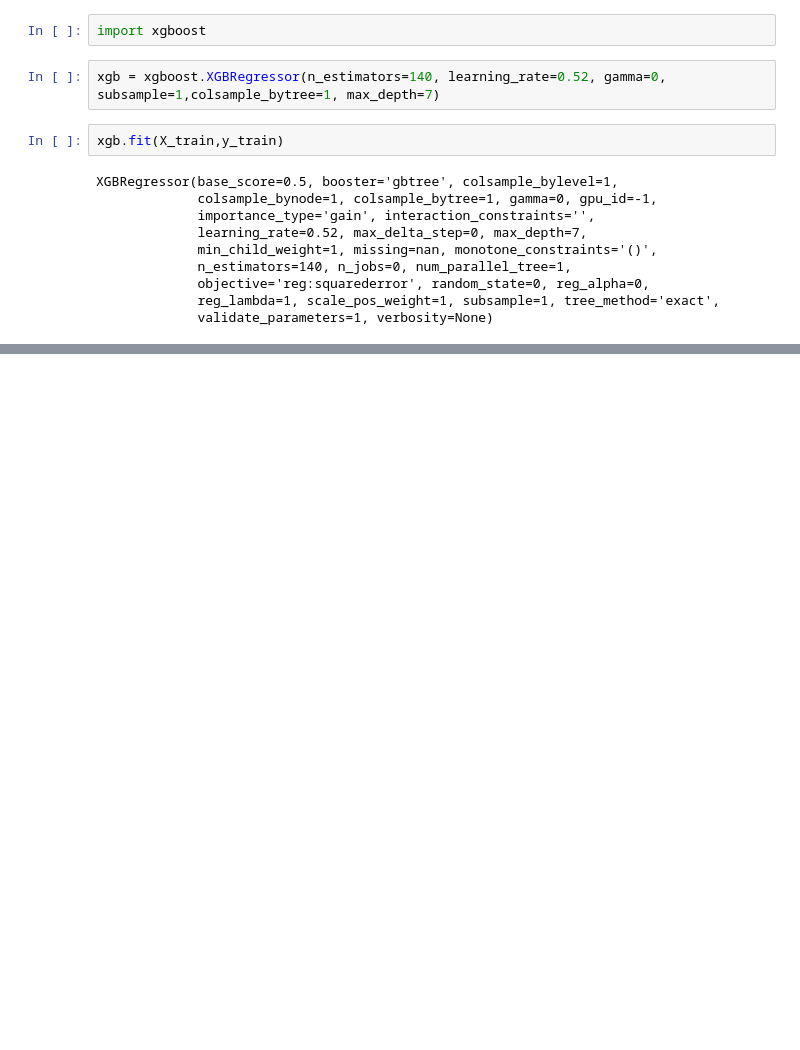
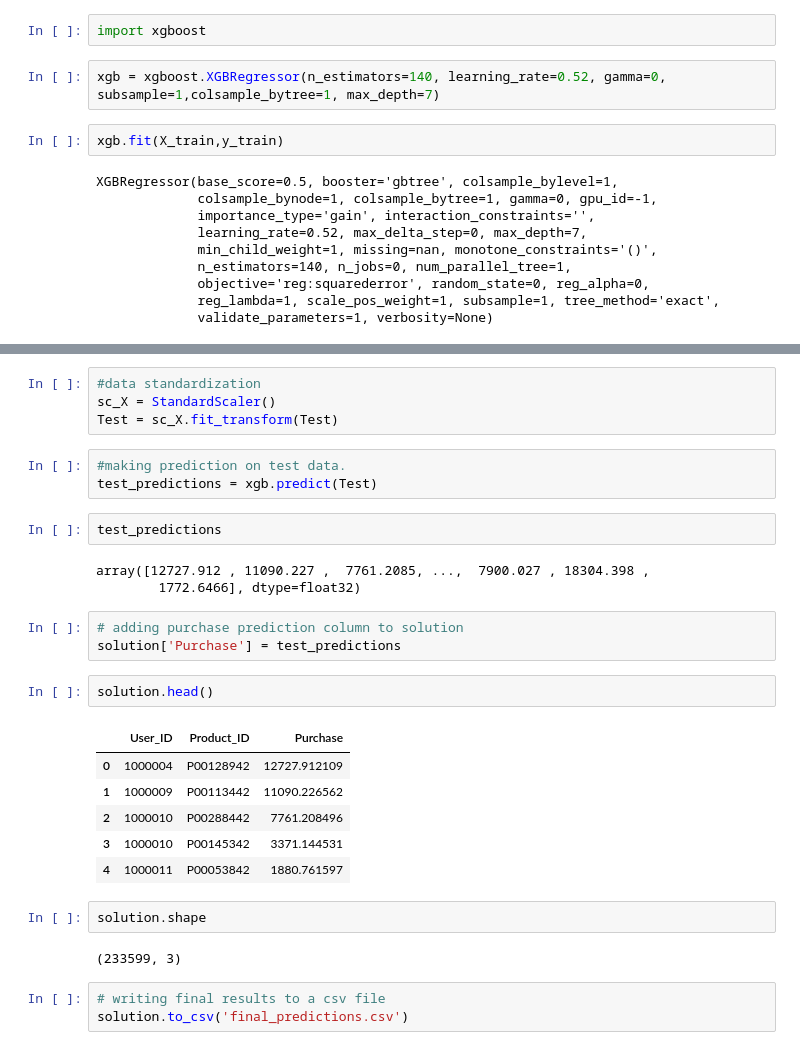
Before and after one commit to hrishikeshchavan99/Black-Friday-Dataset, a Jupyter notebook: Fine Tuning.ipynb, the cells around one changed output, grey strips where cells are left out. Saved outputs shown, nothing was run; the diff lists cells and outputs as text; blank space fills up the shorter version.

```diff
--- a/Fine Tuning.ipynb
+++ b/Fine Tuning.ipynb
@@ -275,0 +337,31 @@ As our model predict results with almost same rmse even for training set, we can
+# %%
+#data standardization
+sc_X = StandardScaler()
+Test = sc_X.fit_transform(Test)
+# %%
+#making prediction on test data.
+test_predictions = xgb.predict(Test)
+# %%
+test_predictions
+# %% [output]
+array([12727.912 , 11090.227 ,  7761.2085, ...,  7900.027 , 18304.398 ,
+        1772.6466], dtype=float32)
+# %%
+# adding purchase prediction column to solution
+solution['Purchase'] = test_predictions
+# %%
+solution.head()
+# %% [output]
+|  | User_ID | Product_ID | Purchase |
+| 0 | 1000004 | P00128942 | 12727.912109 |
+| 1 | 1000009 | P00113442 | 11090.226562 |
+| 2 | 1000010 | P00288442 | 7761.208496 |
+| 3 | 1000010 | P00145342 | 3371.144531 |
+| 4 | 1000011 | P00053842 | 1880.761597 |
+# %%
+solution.shape
+# %% [output]
+(233599, 3)
+# %%
+# writing final results to a csv file
+solution.to_csv('final_predictions.csv')
```
Also changed, not shown: parts of 28 cells of this notebook.
